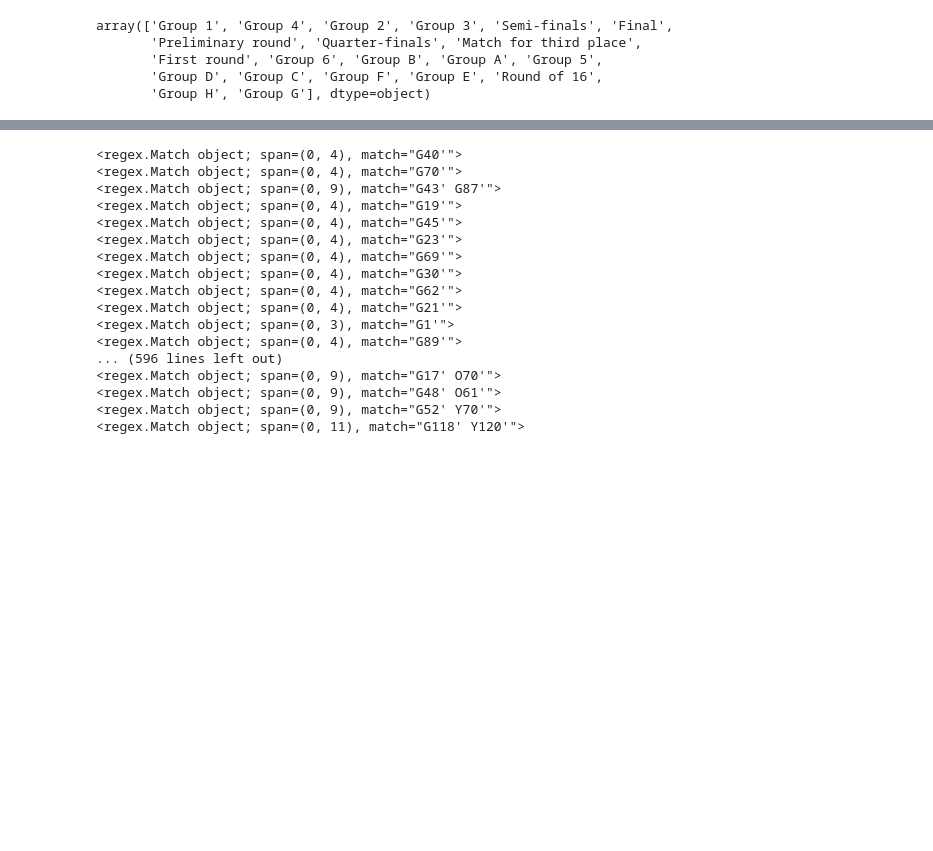
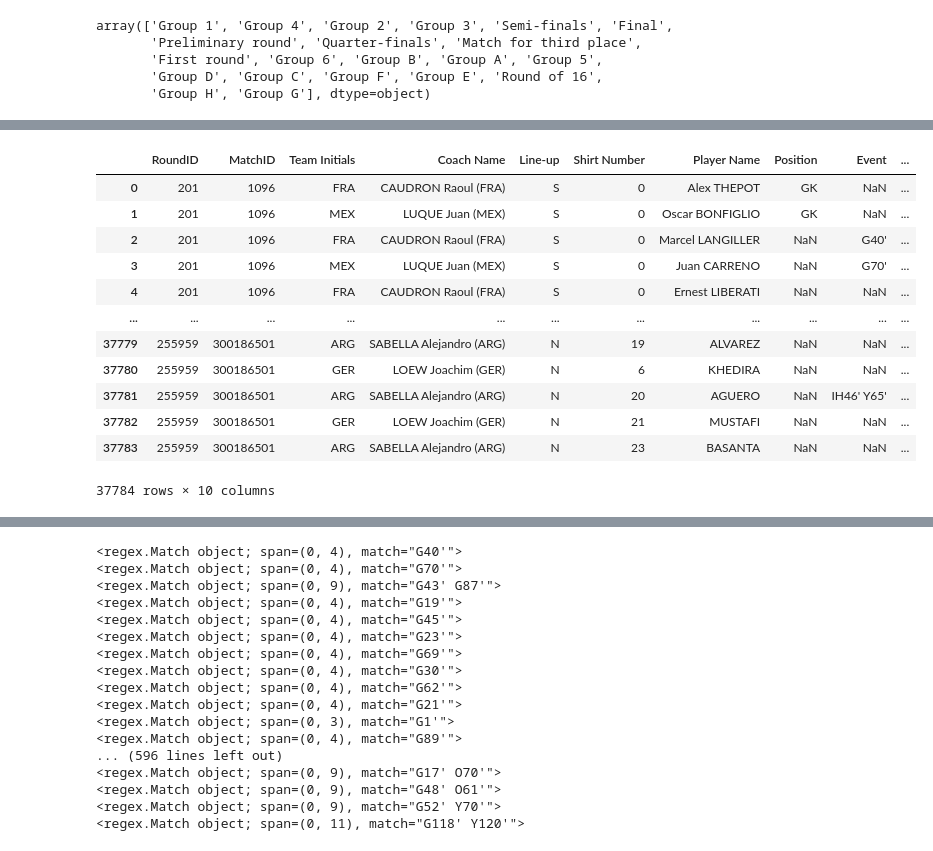
Before and after one commit to CaptainHippie/World-Cup-Analysis, a Jupyter notebook: fifa-wc.ipynb, the cells around one changed output, grey strips where cells are left out. Drawn from its saved outputs; the diff is of its cells as text; code cells hidden in the pictures; blank space fills up the shorter version.

```diff
--- a/fifa-wc.ipynb
+++ b/fifa-wc.ipynb
@@ -679,0 +710,16 @@ pd.concat([df_argentina, df_germany]).reset_index(drop=True)
+# %%
+df_players
+# %% [output]
+|  | RoundID | MatchID | Team Initials | Coach Name | Line-up | Shirt Number | Player Name | Position | Event | ... |
+| 0 | 201 | 1096 | FRA | CAUDRON Raoul (FRA) | S | 0 | Alex THEPOT | GK | NaN | ... |
+| 1 | 201 | 1096 | MEX | LUQUE Juan (MEX) | S | 0 | Oscar BONFIGLIO | GK | NaN | ... |
+| 2 | 201 | 1096 | FRA | CAUDRON Raoul (FRA) | S | 0 | Marcel LANGILLER | NaN | G40' | ... |
+| 3 | 201 | 1096 | MEX | LUQUE Juan (MEX) | S | 0 | Juan CARRENO | NaN | G70' | ... |
+| 4 | 201 | 1096 | FRA | CAUDRON Raoul (FRA) | S | 0 | Ernest LIBERATI | NaN | NaN | ... |
+| ... | ... | ... | ... | ... | ... | ... | ... | ... | ... | ... |
+| 37779 | 255959 | 300186501 | ARG | SABELLA Alejandro (ARG) | N | 19 | ALVAREZ | NaN | NaN | ... |
+| 37780 | 255959 | 300186501 | GER | LOEW Joachim (GER) | N | 6 | KHEDIRA | NaN | NaN | ... |
+| 37781 | 255959 | 300186501 | ARG | SABELLA Alejandro (ARG) | N | 20 | AGUERO | NaN | IH46' Y65' | ... |
+| 37782 | 255959 | 300186501 | GER | LOEW Joachim (GER) | N | 21 | MUSTAFI | NaN | NaN | ... |
+| 37783 | 255959 | 300186501 | ARG | SABELLA Alejandro (ARG) | N | 23 | BASANTA | NaN | NaN | ... |
+37784 rows × 10 columns
```
Also changed, not shown: parts of 11 cells of this notebook, 1 other file.
